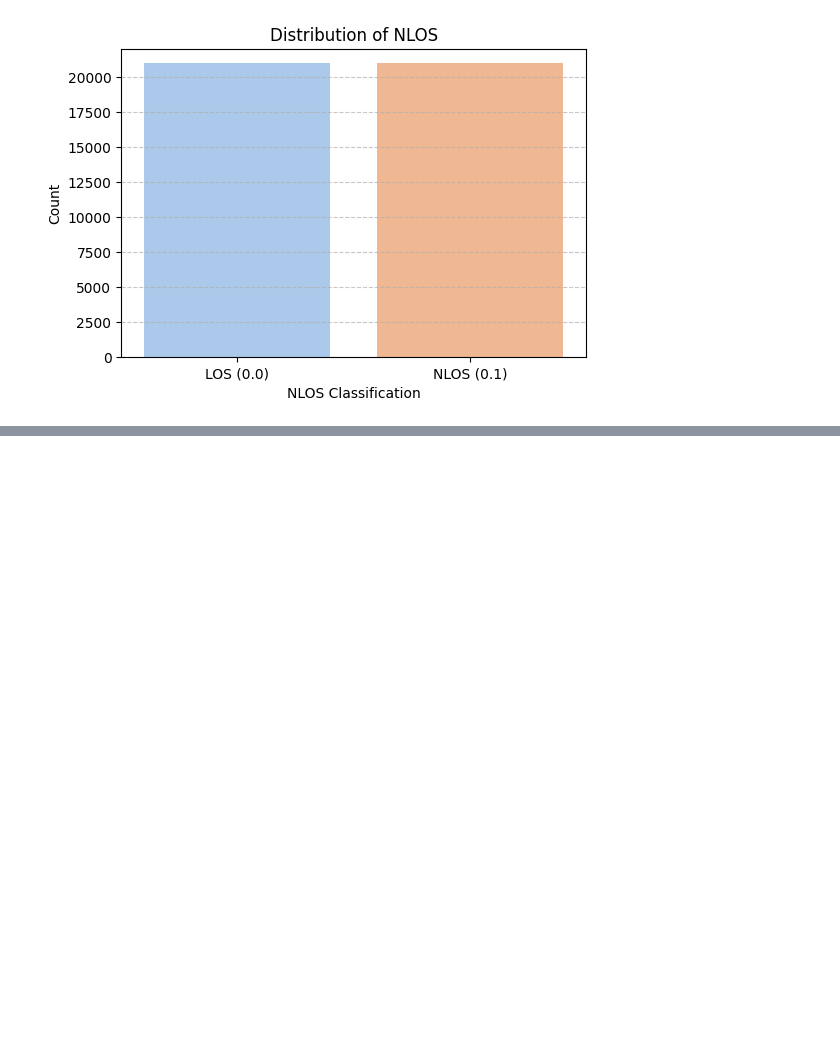
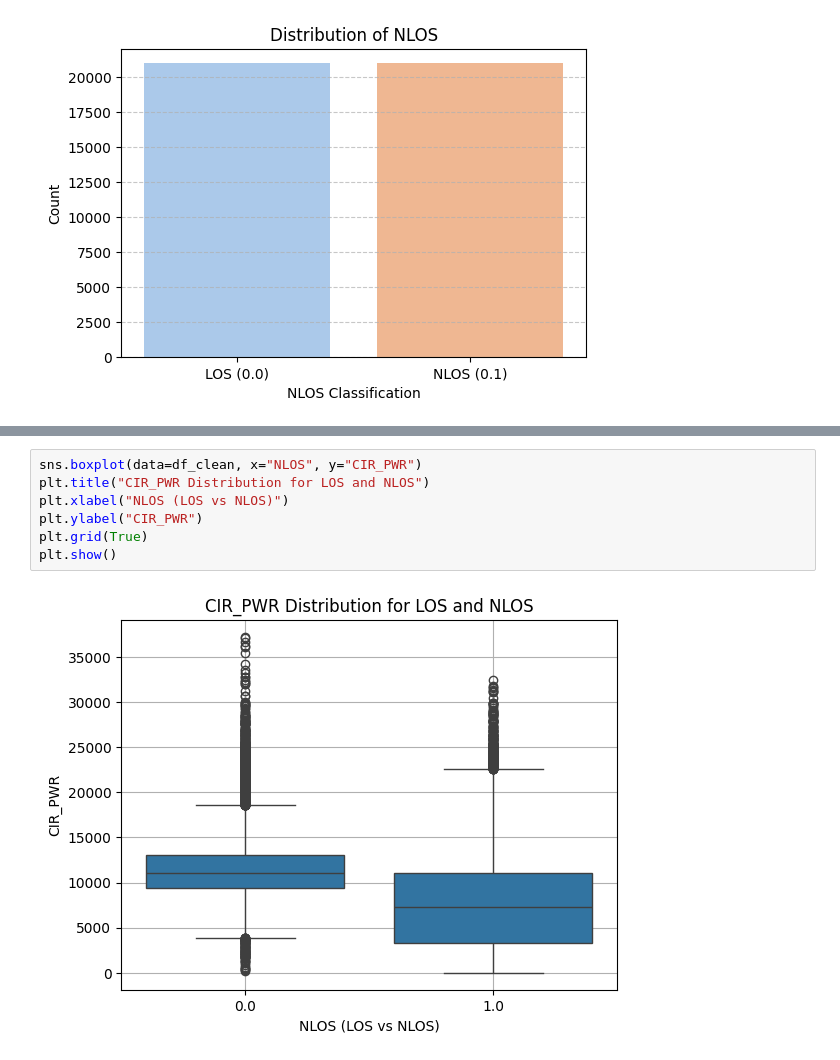
Before and after one commit to janaveniice/UoG-DA_Group17, a Jupyter notebook: los-nlos-model/model.ipynb, the cells around one changed output, grey strips where cells are left out. Drawn from its saved outputs; the diff is of its cells as text; blank space fills up the shorter version.

```diff
--- a/los-nlos-model/model.ipynb
+++ b/los-nlos-model/model.ipynb
@@ -149,0 +220,9 @@ Passing `palette` without assigning `hue` is deprecated and will be removed in v
+# %%
+sns.boxplot(data=df_clean, x="NLOS", y="CIR_PWR")
+plt.title("CIR_PWR Distribution for LOS and NLOS")
+plt.xlabel("NLOS (LOS vs NLOS)")
+plt.ylabel("CIR_PWR")
+plt.grid(True)
+plt.show()
+# %% [output]
+[figure, added]
```
Also changed, not shown: parts of 15 cells of this notebook.
